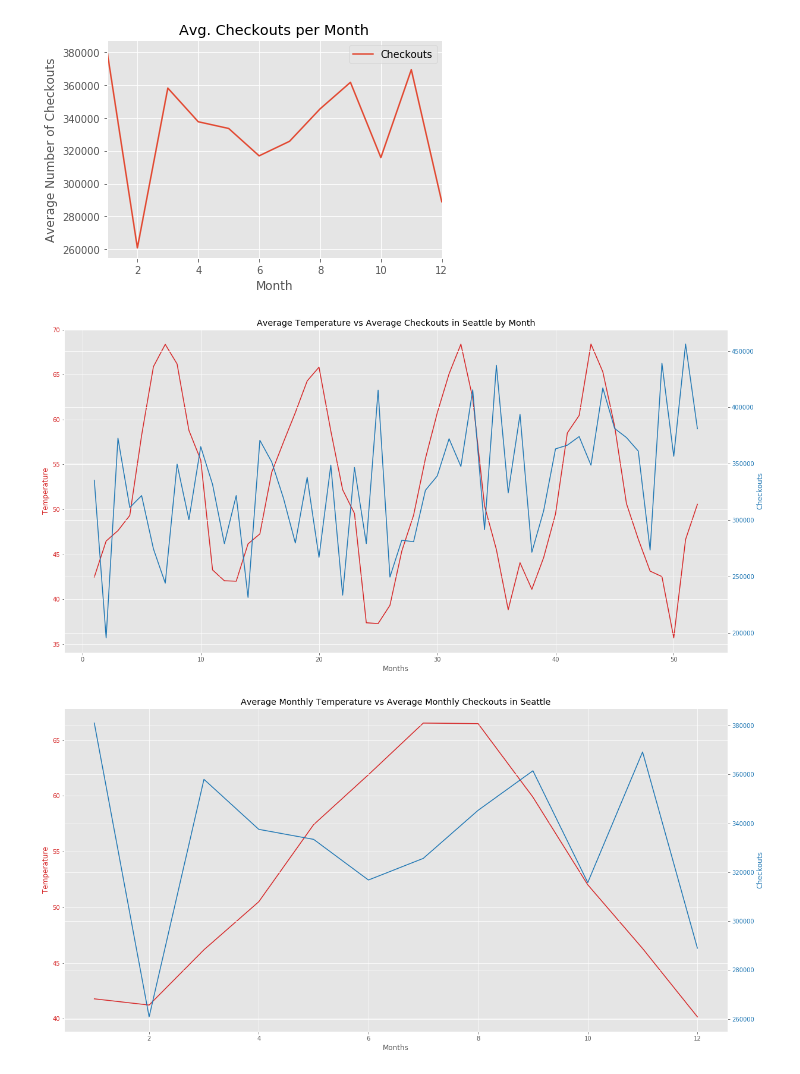
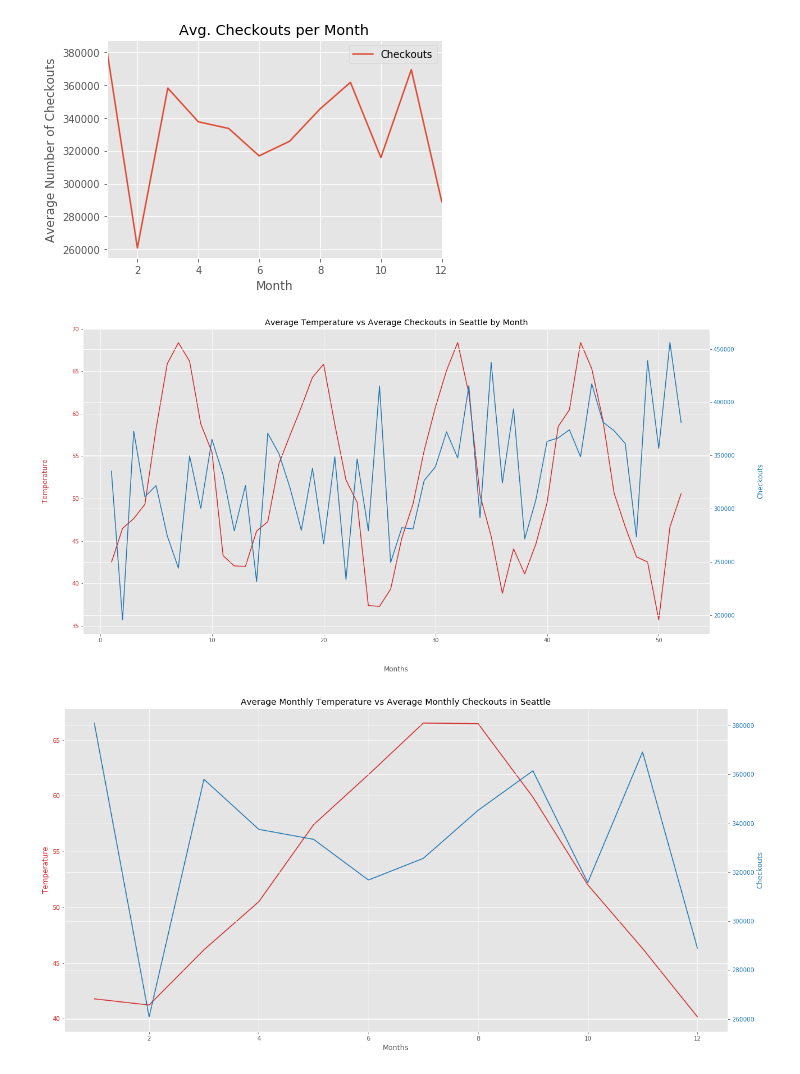
Before and after one commit to k1bu/Rutgers-Data-Science-Bootcamp-Project-1, a Jupyter notebook: SeattleWeather.ipynb, the cells around one changed output. Saved outputs shown, nothing was run; the diff lists cells and outputs as text; code cells hidden in the pictures.

```diff
--- a/SeattleWeather.ipynb
+++ b/SeattleWeather.ipynb
@@ -202,37 +202,37 @@ month
 
 t = np.arange(1,53,1)
 
 plt.style.use('ggplot')
 data1 = months
 data2 = month_agg
 
 fig, ax1 = plt.subplots(figsize=(20,10))
 
 plt.title("Average Temperature vs Average Checkouts in Seattle by Month")
 
 
 color = 'tab:red'
-ax1.set_xlabel('Months')
-ax1.set_ylabel('Temperature', color=color)
+ax1.set_xlabel('Months', labelpad = 40)
+ax1.set_ylabel('Temperature', labelpad = 40, color=color)
 ax1.plot(t, data1, color=color)
 ax1.tick_params(axis='y', labelcolor=color)
 
 ax2 = ax1.twinx()
 
 color = 'tab:blue'
-ax2.set_ylabel('Checkouts', color=color)
+ax2.set_ylabel('Checkouts', labelpad = 40, color=color)
 ax2.plot(t, data2, color=color)
 ax2.tick_params(axis='y', labelcolor=color)
 
 
 #fig.tight_layout()
 
 
 plt.savefig('tempvscheckouts.png')
 
 plt.show()
 # %% [output]
-[figure, old version]
+[figure, new version]
 # %%
 # Averaging all the months together from 2014-2019
 
```
Also changed, not shown: 2 other files.
